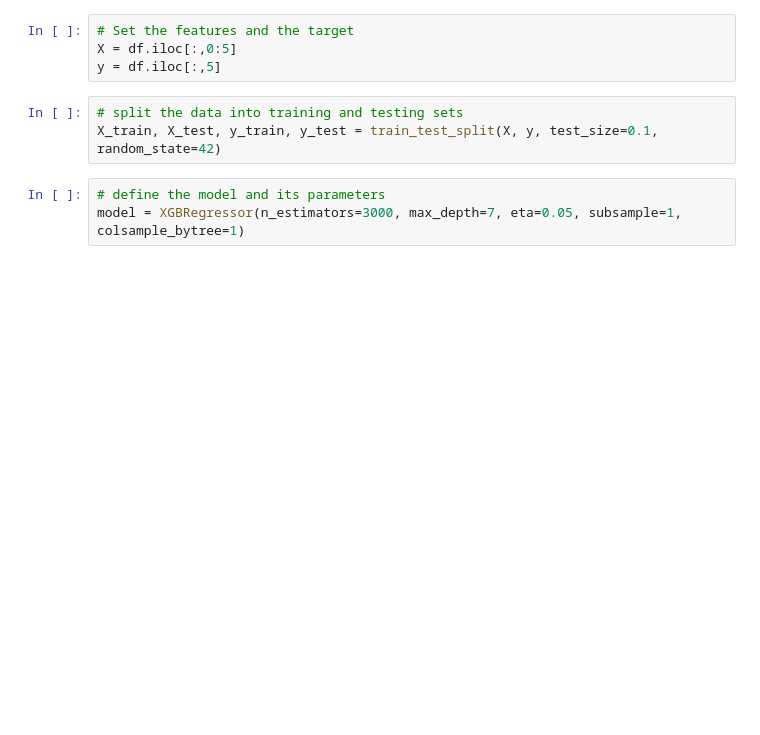
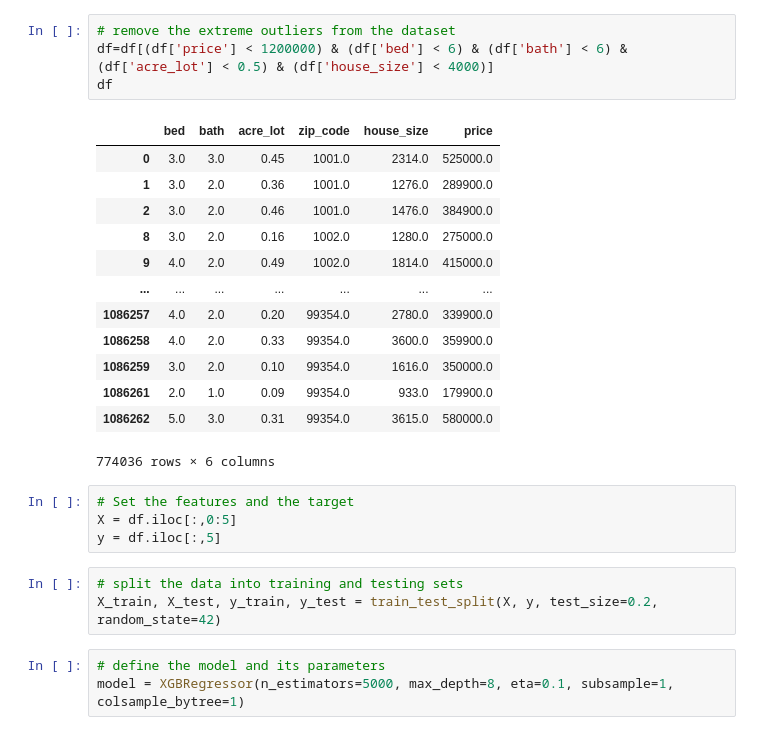
Before and after one commit to zwblank/Project_4, a Jupyter notebook: xgbregressor.ipynb, the cells around one changed output. Drawn from its saved outputs; the diff is of its cells as text; blank space fills up the shorter version.

Commit message:
updated xgbregressor

```diff
--- a/xgbregressor.ipynb
+++ b/xgbregressor.ipynb
@@ -57,13 +86,31 @@ df
+# %%
+# remove the extreme outliers from the dataset
+df=df[(df['price'] < 1200000) & (df['bed'] < 6) & (df['bath'] < 6) & (df['acre_lot'] < 0.5) & (df['house_size'] < 4000)]
+df
+# %% [output]
+|  | bed | bath | acre_lot | zip_code | house_size | price |
+| 0 | 3.0 | 3.0 | 0.45 | 1001.0 | 2314.0 | 525000.0 |
+| 1 | 3.0 | 2.0 | 0.36 | 1001.0 | 1276.0 | 289900.0 |
+| 2 | 3.0 | 2.0 | 0.46 | 1001.0 | 1476.0 | 384900.0 |
+| 8 | 3.0 | 2.0 | 0.16 | 1002.0 | 1280.0 | 275000.0 |
+| 9 | 4.0 | 2.0 | 0.49 | 1002.0 | 1814.0 | 415000.0 |
+| ... | ... | ... | ... | ... | ... | ... |
+| 1086257 | 4.0 | 2.0 | 0.20 | 99354.0 | 2780.0 | 339900.0 |
+| 1086258 | 4.0 | 2.0 | 0.33 | 99354.0 | 3600.0 | 359900.0 |
+| 1086259 | 3.0 | 2.0 | 0.10 | 99354.0 | 1616.0 | 350000.0 |
+| 1086261 | 2.0 | 1.0 | 0.09 | 99354.0 | 933.0 | 179900.0 |
+| 1086262 | 5.0 | 3.0 | 0.31 | 99354.0 | 3615.0 | 580000.0 |
+774036 rows × 6 columns
 # %%
 # Set the features and the target
 X = df.iloc[:,0:5]
 y = df.iloc[:,5]
 # %%
 # split the data into training and testing sets
-X_train, X_test, y_train, y_test = train_test_split(X, y, test_size=0.1, random_state=42)
+X_train, X_test, y_train, y_test = train_test_split(X, y, test_size=0.2, random_state=42)
 # %%
 # define the model and its parameters
-model = XGBRegressor(n_estimators=3000, max_depth=7, eta=0.05, subsample=1, colsample_bytree=1)
+model = XGBRegressor(n_estimators=5000, max_depth=8, eta=0.1, subsample=1, colsample_bytree=1)
 # %%
 # fit the model
 model.fit(X_train, y_train)
```
Also changed, not shown: parts of 12 cells of this notebook, 5 other files.
